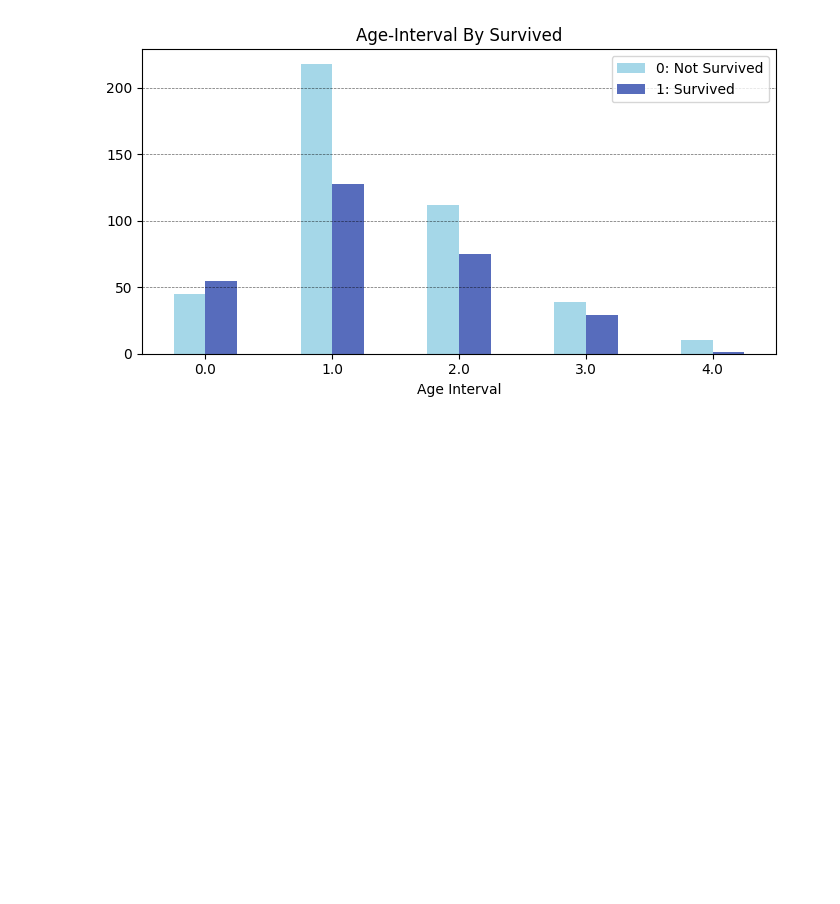
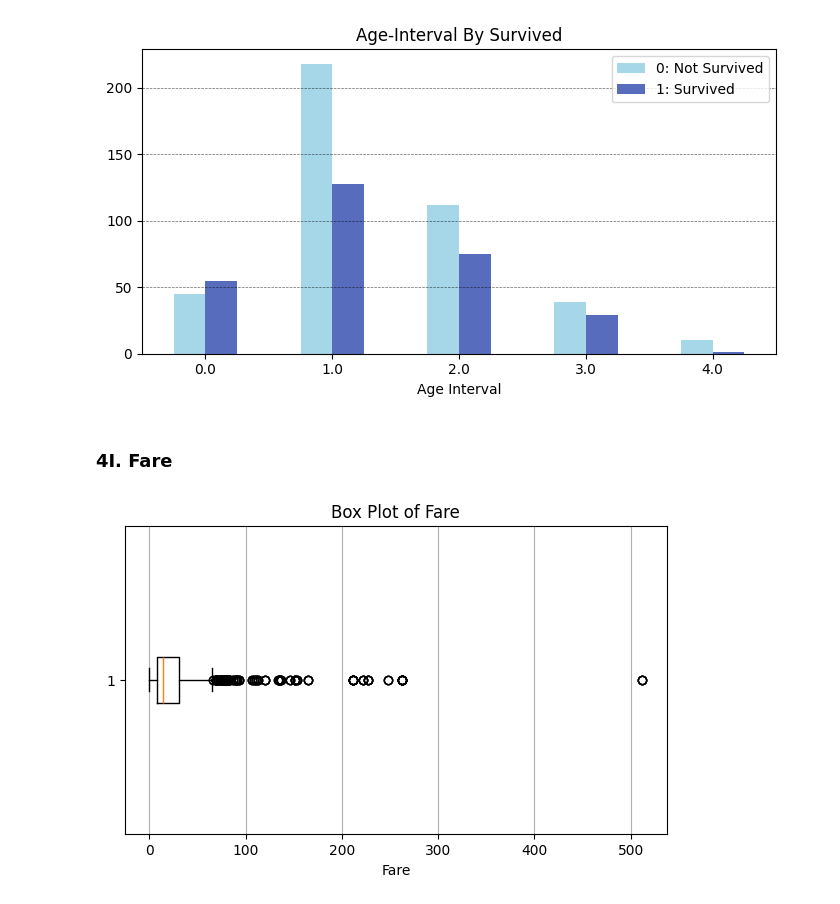
Before and after one commit to powernusa/titanic-eda, a Jupyter notebook: titanic_eda.ipynb, the cells around one changed output. Cells and saved outputs as stored; diff of their text form; code cells hidden in the pictures; blank space fills up the shorter version.

Commit message:
feat: 4I. Fare Box plot

```diff
--- a/titanic_eda.ipynb
+++ b/titanic_eda.ipynb
@@ -462,3 +462,18 @@ plt,_,_ = plot_pivot_bar(df_crosstab,
                          title=title,legendLabels=labels)
 # %% [output]
 [figure]
+# %% [markdown]
+### 4I. Fare
+# %%
+import matplotlib.pyplot as plt
+
+plt.figure(figsize=(7,4))
+plt.boxplot(all_df["Fare"].dropna(), vert=False)
+
+
+plt.grid(axis="x")
+plt.title("Box Plot of Fare")
+plt.xlabel("Fare")
+plt.show()
+# %% [output]
+[figure, added]
```
